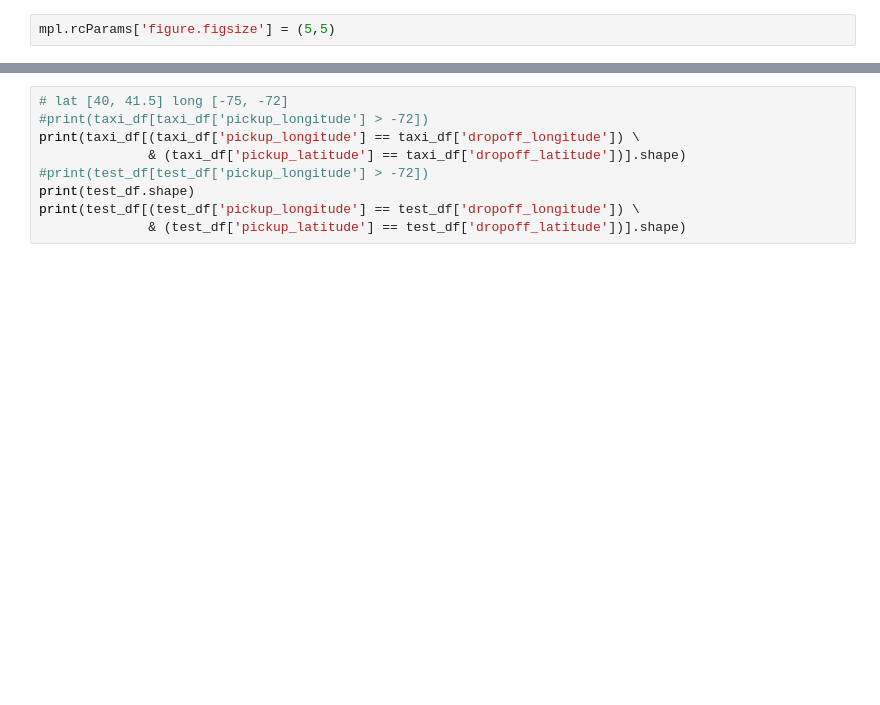
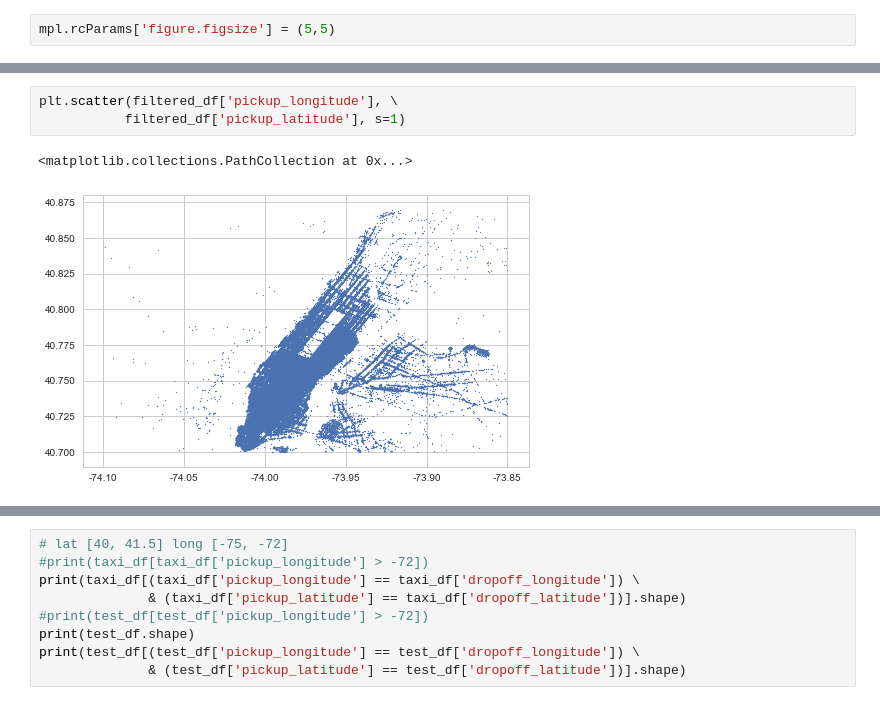
Before and after one commit to eigenSim/dss6a-regression, a Jupyter notebook: choi/choi_notes_1.ipynb, the cells around one changed output, grey strips where cells are left out. Drawn from its saved outputs; the diff is of its cells as text; blank space fills up the shorter version.

```diff
--- a/choi/choi_notes_1.ipynb
+++ b/choi/choi_notes_1.ipynb
@@ -97,0 +103,6 @@ plt.hexbin(filtered_df['dropoff_longitude'], \
+# %%
+plt.scatter(filtered_df['pickup_longitude'], \
+           filtered_df['pickup_latitude'], s=1)
+# %% [output]
+<matplotlib.collections.PathCollection at 0x...>
+[figure, added]
```
Also changed, not shown: parts of 4 cells of this notebook, 2 other files.
